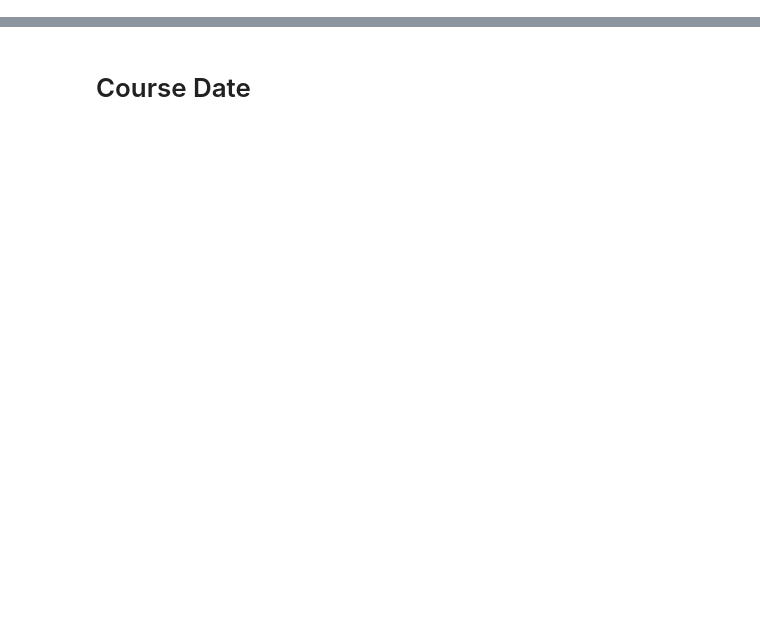
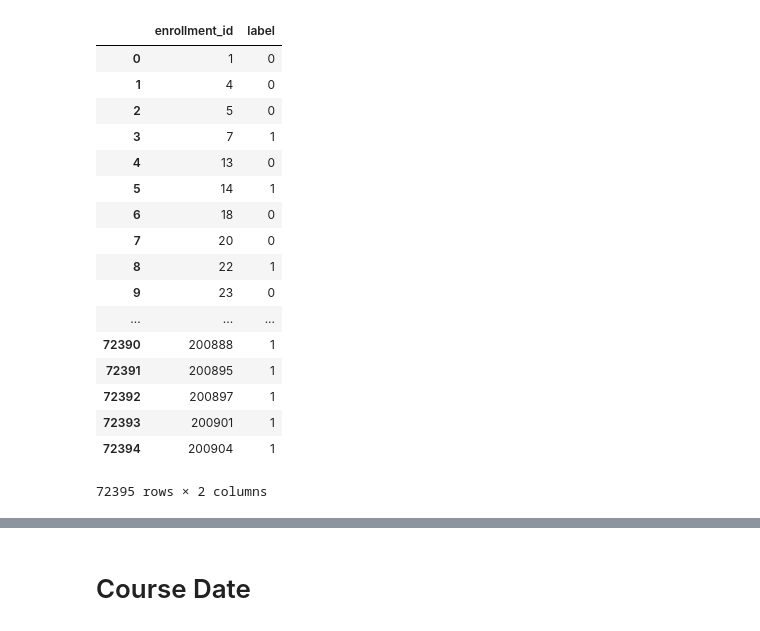
Before and after one commit to AndyKANG98/Drop-MOOC-Prediction, a Jupyter notebook: Load_data_guide.ipynb, the cells around one changed output, grey strips where cells are left out. Saved outputs shown, nothing was run; the diff lists cells and outputs as text; code cells hidden in the pictures; blank space fills up the shorter version.

```diff
--- a/Load_data_guide.ipynb
+++ b/Load_data_guide.ipynb
@@ -29,0 +30,21 @@ number of labels: 72395
+# %%
+truth_train.get_data()
+# %% [output]
+|  | enrollment_id | label |
+| 0 | 1 | 0 |
+| 1 | 4 | 0 |
+| 2 | 5 | 0 |
+| 3 | 7 | 1 |
+| 4 | 13 | 0 |
+| 5 | 14 | 1 |
+| 6 | 18 | 0 |
+| 7 | 20 | 0 |
+| 8 | 22 | 1 |
+| 9 | 23 | 0 |
+| ... | ... | ... |
+| 72390 | 200888 | 1 |
+| 72391 | 200895 | 1 |
+| 72392 | 200897 | 1 |
+| 72393 | 200901 | 1 |
+| 72394 | 200904 | 1 |
+72395 rows × 2 columns
```
Also changed, not shown: parts of 8 cells of this notebook, 5 other files.
